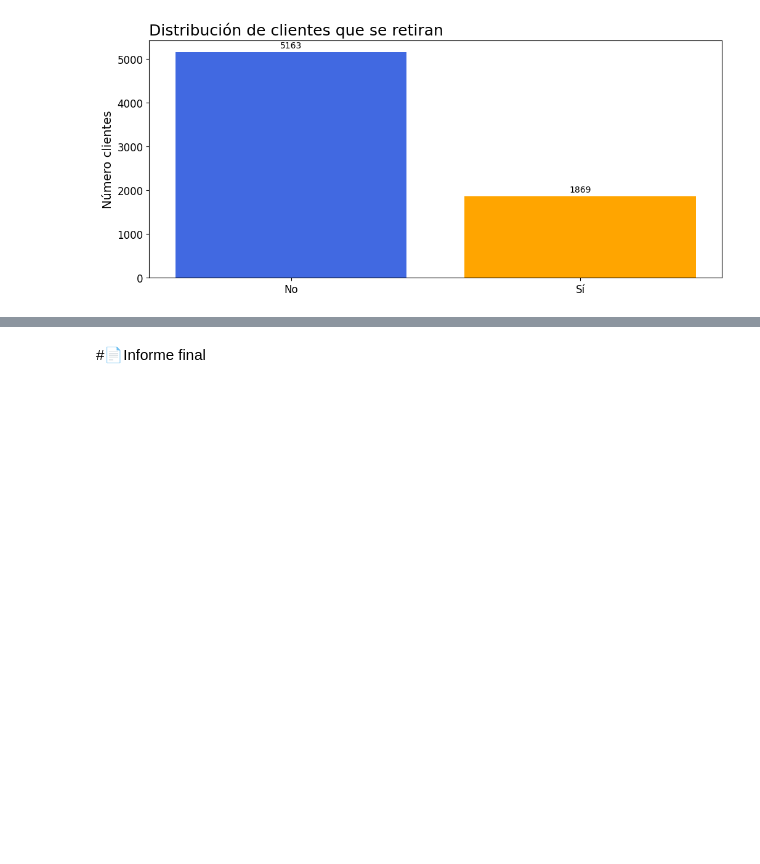
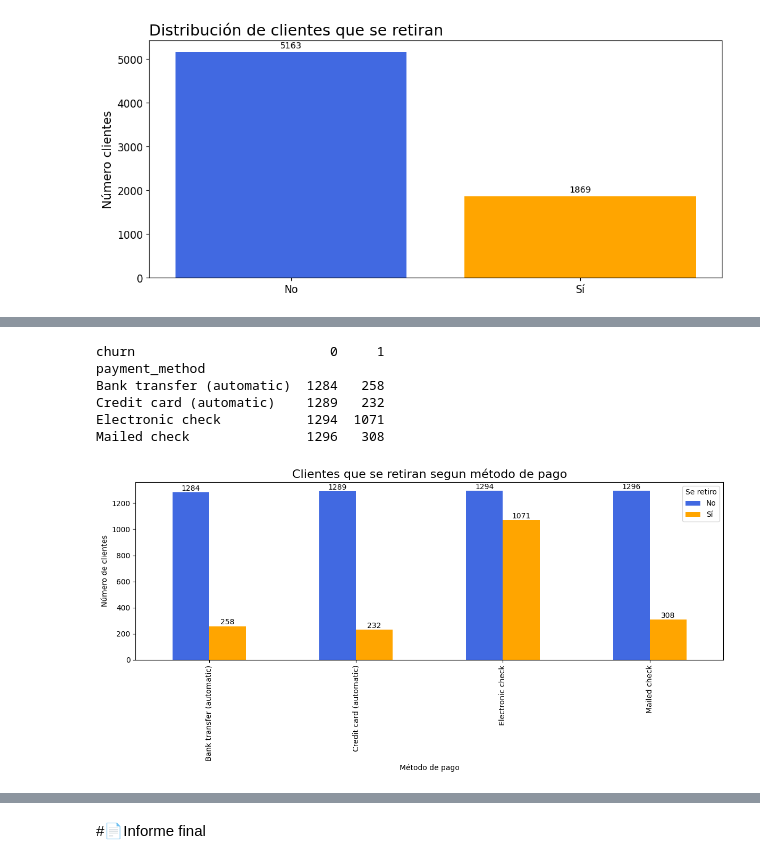
Before and after one commit to MCCoronel12/Proyecto_Telecom, a Jupyter notebook: TelecomX_LATAM.ipynb, the cells around one changed output, grey strips where cells are left out. Saved outputs shown, nothing was run; the diff lists cells and outputs as text; code cells hidden in the pictures; blank space fills up the shorter version.

```diff
--- a/TelecomX_LATAM.ipynb
+++ b/TelecomX_LATAM.ipynb
@@ -438,0 +518,31 @@ plt.show()
+# %%
+#distribucion de evasion segun contrato
+tabla_mpago= pd.crosstab(d_telecom['payment_method'], d_telecom['churn'])
+print(tabla_mpago)
+# %% [output]
+churn                         0     1
+payment_method
+Bank transfer (automatic)  1284   258
+Credit card (automatic)    1289   232
+Electronic check           1294  1071
+Mailed check               1296   308
+# %%
+#hacemos la grafica
+colores = ['royalblue', 'orange']  # 0 = No, 1 = Sí
+
+fig, ax = plt.subplots(figsize=(12,6))
+bars = tabla_mpago.plot(kind='bar', ax=ax, color=colores)
+
+ax.set_title('Clientes que se retiran segun método de pago', loc='Center', fontsize=16)
+ax.set_xlabel('Método de pago')
+ax.set_ylabel('Número de clientes')
+
+ax.legend(['No', 'Sí'], title='Se retiro')
+
+ax.bar_label(ax.containers[0], padding=0.1)
+ax.bar_label(ax.containers[1], padding=0.1)
+
+plt.tight_layout()
+plt.show()
+# %% [output]
+[figure, added]
```
Also changed, not shown: parts of 11 cells of this notebook.
